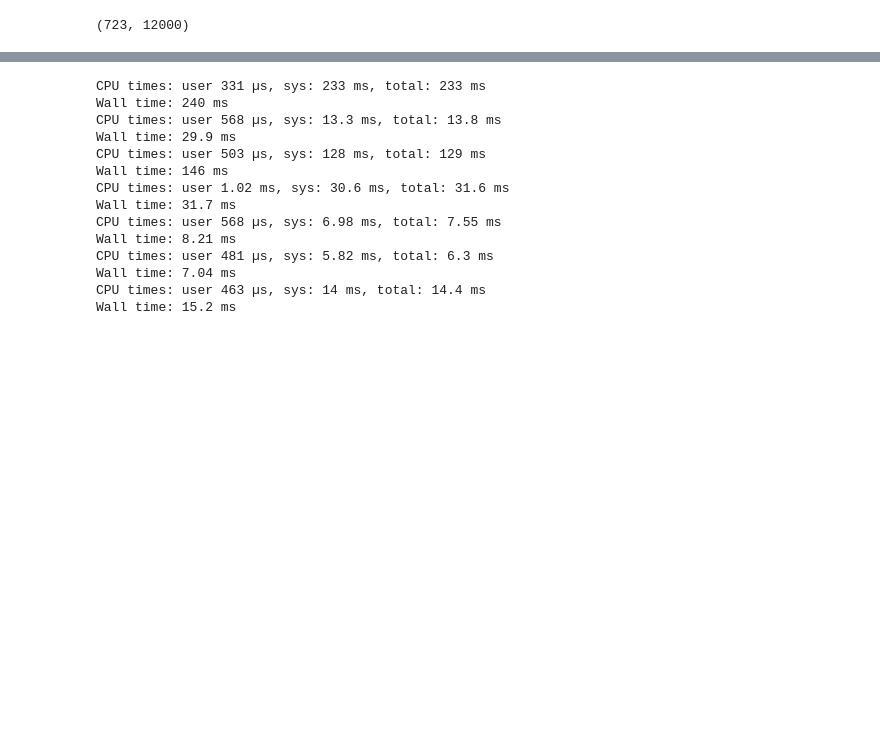
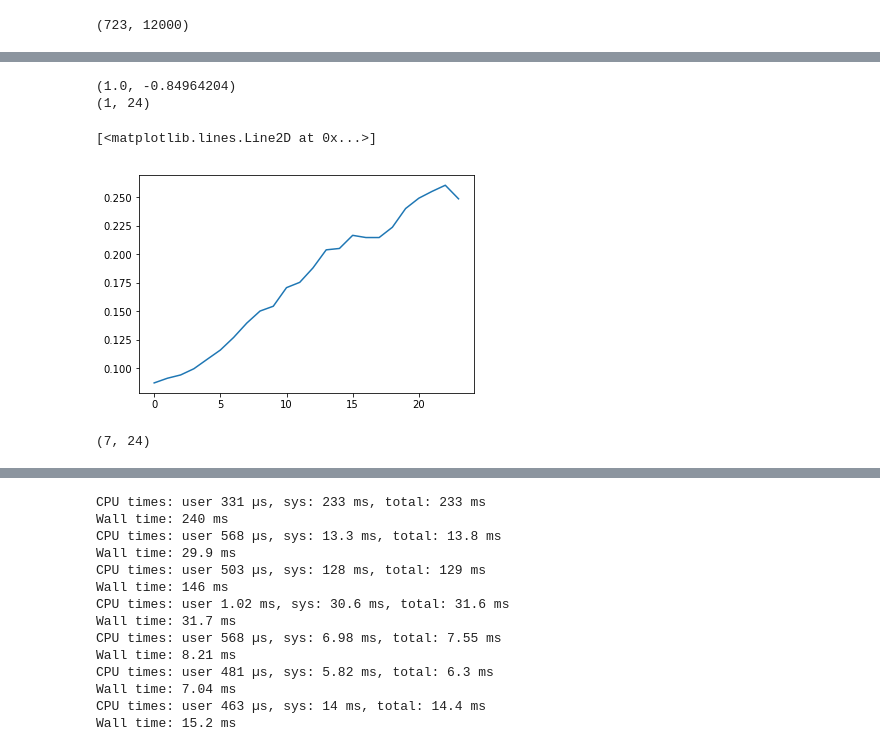
Before and after one commit to AvneeshSarwate/klustr, a Jupyter notebook: audioNotebooks/Samples to Standard MIR Features.ipynb, the cells around one changed output, grey strips where cells are left out. Saved outputs shown, nothing was run; the diff lists cells and outputs as text; code cells hidden in the pictures; blank space fills up the shorter version.

```diff
--- a/audioNotebooks/Samples to Standard MIR Features.ipynb
+++ b/audioNotebooks/Samples to Standard MIR Features.ipynb
@@ -74,0 +80,16 @@ print (centroid)
+# %%
+rms = librosa.feature.rmse(y=crash)
+print(np.max(crash), np.min(crash))
+print(rms.shape)
+plt.figure()
+plt.plot(rms.T)
+# %% [output]
+(1.0, -0.84964204)
+(1, 24)
+[<matplotlib.lines.Line2D at 0x...>]
+[figure, added]
+# %%
+spectral_contrast = librosa.feature.spectral_contrast(y=crash)
+print(spectral_contrast.shape)
+# %% [output]
+(7, 24)
```
Also changed, not shown: parts of 10 cells of this notebook.
